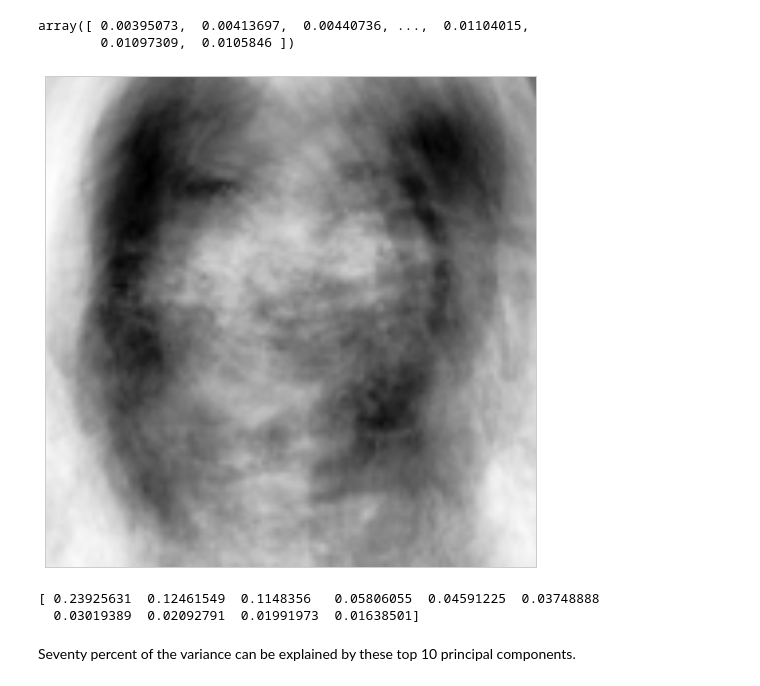
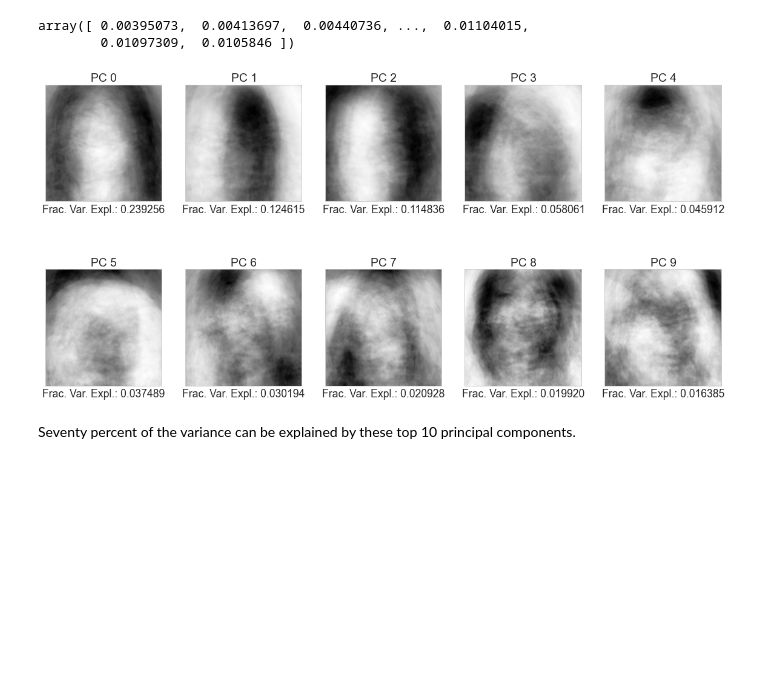
Before and after one commit to dcusworth/WAR_of_the_Roses, a Jupyter notebook: Final Project -- Images.ipynb, the cells around one changed output. Cells and saved outputs as stored; diff of their text form; code cells hidden in the pictures; blank space fills up the shorter version.

```diff
--- a/Final Project -- Images.ipynb
+++ b/Final Project -- Images.ipynb
@@ -619,15 +619,27 @@ def display_component(pc, j):
     plt.imshow(myArray)
     plt.xticks([])
     plt.yticks([])
-# %%
-display_component(pca,8)
-# %% [output]
-[figure, removed]
-# %%
-print(pca.explained_variance_ratio_)
-# %% [output]
-[ 0.23925631  0.12461549  0.1148356   0.05806055  0.04591225  0.03748888
-  0.03019389  0.02092791  0.01991973  0.01638501]
+# %%
+
+def display_pc(pc, j,ax):
+    r = getNC(pc,j)
+    r = np.array(r)
+    myArray = np.zeros((np.sqrt(testsize)), 'uint8')
+    myArray = np.transpose(np.reshape(r,(np.sqrt(testsize),np.sqrt(testsize))))
+    ax.imshow(myArray)
+
+#display_component(pca,2)
+fig = plt.figure(figsize=(20,10))
+count = 0
+for r in range(0,10):
+    s=fig.add_subplot(2,5,r+1)
+    s.set_title("PC %d" % r)
+    s.set_xlabel("Frac. Var. Expl.: %f" % pca.explained_variance_ratio_[r] )
+    s.set_xticks([])
+    s.set_yticks([])
+    display_pc(pca,r,s)
+# %% [output]
+[figure, added]
 # %% [markdown]
 Seventy percent of the variance can be explained by these top 10 principal components.
 # %%
```
Also changed, not shown: parts of 6 cells of this notebook.
